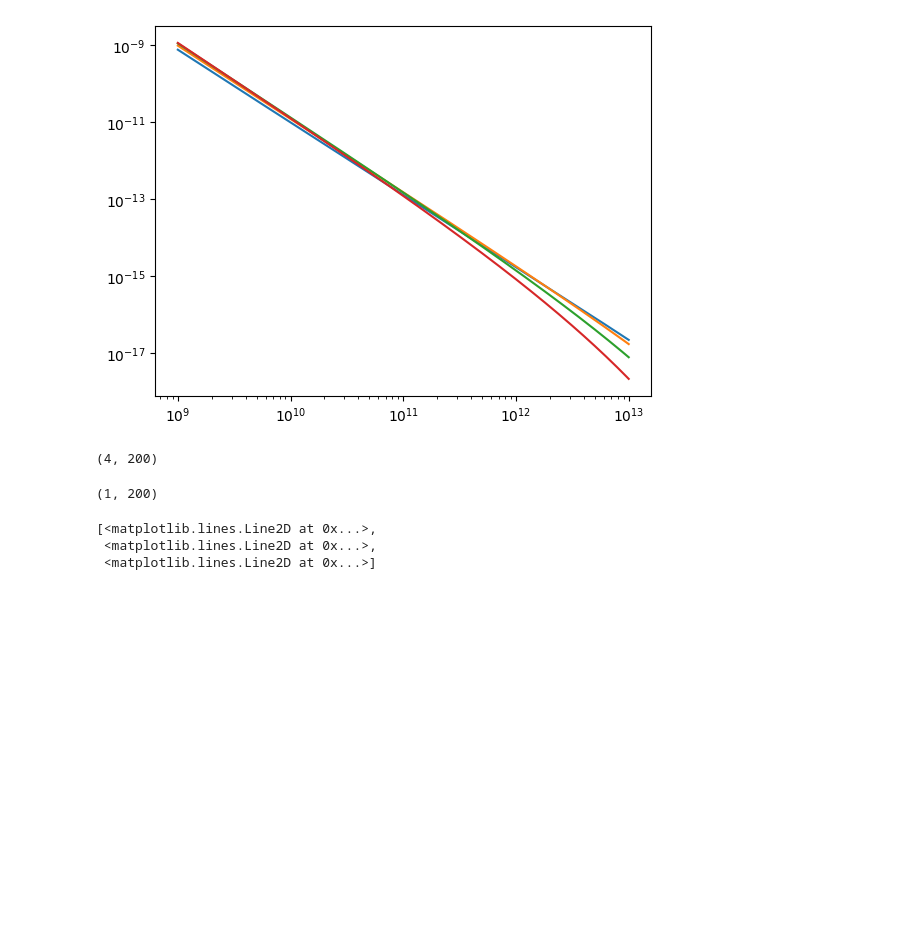
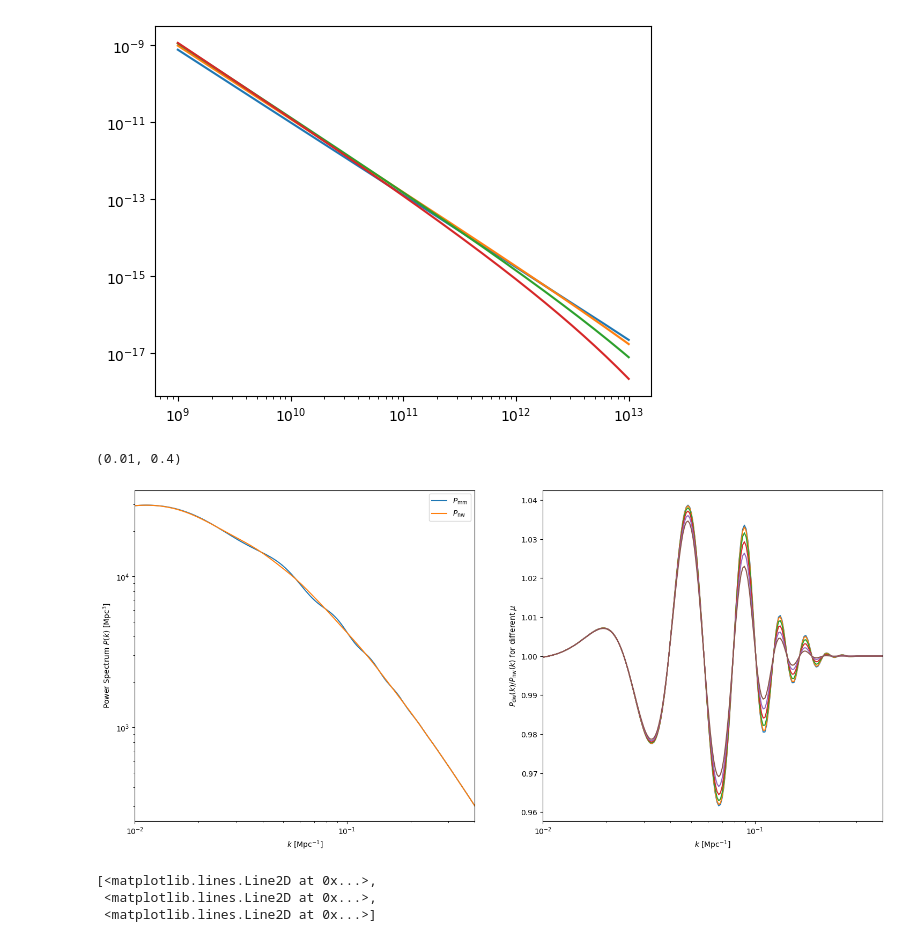
Before and after one commit to Sefa76/SSLimPy, a Jupyter notebook: SSLimPy.ipynb, the cells around one changed output. Saved outputs shown, nothing was run; the diff lists cells and outputs as text; code cells hidden in the pictures; blank space fills up the shorter version.

Commit message:
added De-Wiggled Power Spectrum

```diff
--- a/SSLimPy.ipynb
+++ b/SSLimPy.ipynb
@@ -62,17 +62,34 @@ plt.loglog(M,Asslimpy.fiducialastro.halomassfunction(M,np.array(range(4))))
  <matplotlib.lines.Line2D at 0x...>,
  <matplotlib.lines.Line2D at 0x...>]
 [figure]
-# %%
-Asslimpy.fiducialcosmo.f_growthrate(np.array(range(4)),np.geomspace(1e-3,1,200))
-# %% [output]
-(4, 200)
-# %%
-Asslimpy.fiducialcosmo.f_growthrate(0,np.geomspace(1e-3,1,200)).shape
-# %% [output]
-(1, 200)
 # %%
 from SSLimPy.LIMsurvey import PowerSpectra as pobs
 A = pobs.PowerSpectra(Asslimpy.fiducialcosmo,Asslimpy.fiducialastro)
+# %%
+z=1
+kk= np.logspace(-2,np.log10(0.4),200)/u.Mpc
+
+fig, axs = plt.subplots(1,2,figsize=(18,8))
+
+axs[0].loglog(kk,A.cosmology.matpow(kk,z),label='$P_\mathrm{mm}$')
+axs[0].loglog(kk,A.cosmology.nonwiggle_pow(kk,z),label='$P_\mathrm{nw}$')
+axs[0].set_xlabel('$k$ [$\mathrm{Mpc}^{-1}$]')
+axs[0].set_ylabel('Power Spectrum $P(k)$ [$\mathrm{Mpc}^{3}$]')
+axs[0].legend()
+axs[0].set_xlim([1e-2,0.4])
+
+
+mus = np.linspace(0,1,6)
+for mu in mus:
+    axs[1].plot(kk,A.dewiggled_pdd(kk,z,mu)/A.fiducialcosmo.nonwiggle_pow(kk,z))
+
+axs[1].set_xscale('log')
+axs[1].set_xlabel('$k$ [$\mathrm{Mpc}^{-1}$]')
+axs[1].set_ylabel('$P_\mathrm{dw}(k)$/$P_\mathrm{nw}(k)$ for different $\mu$')
+axs[1].set_xlim([1e-2,0.4])
+# %% [output]
+(0.01, 0.4)
+[figure, added]
 # %%
 k = np.geomspace(1e-2,100,200) * 1/u.Mpc
 plt.loglog(k,A.ft_NFW(k,np.array([1e9,1e11,1e12])*u.Msun,0))
```
Also changed, not shown: 4 other files.
